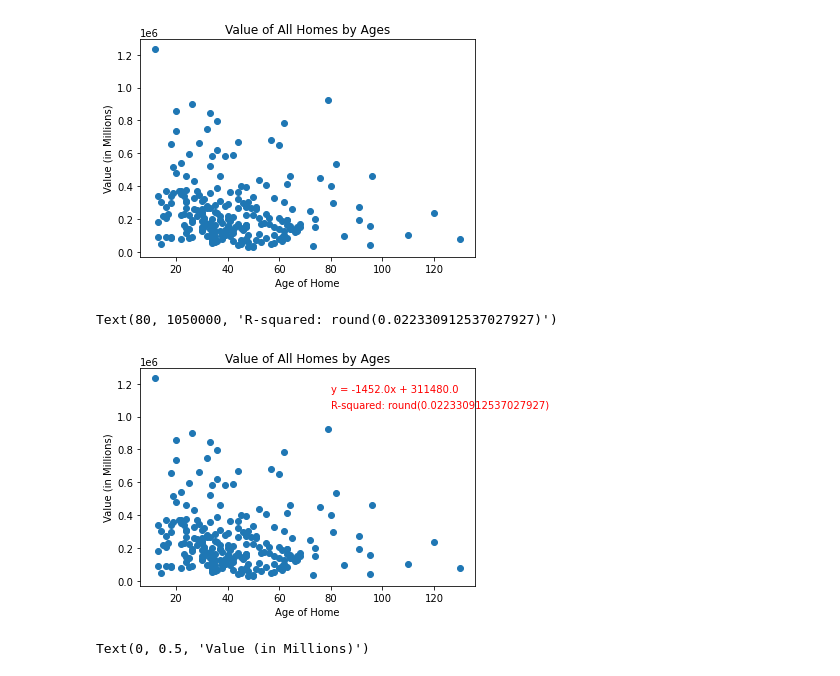
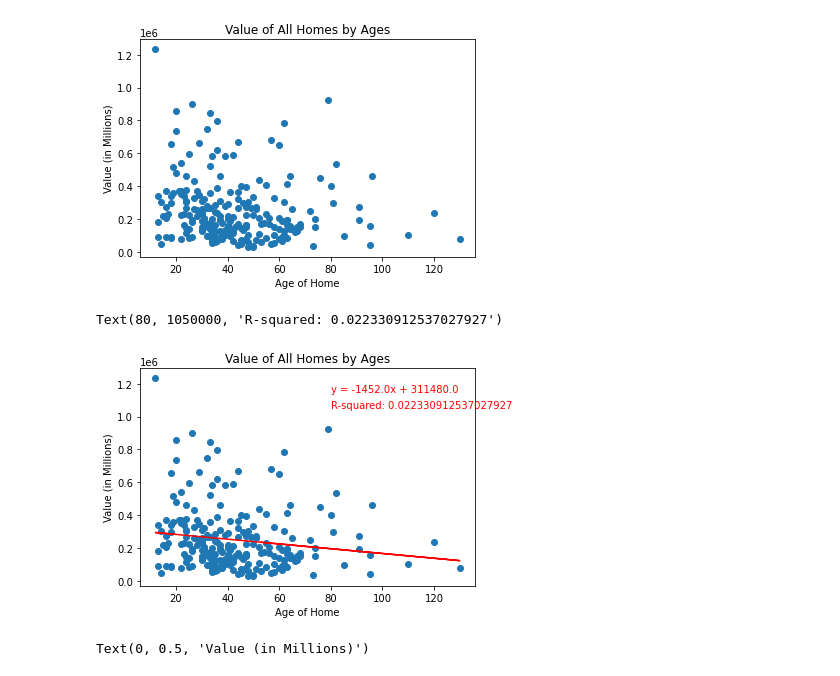
Before and after one commit to ajwu100/GROUP-9-PROJECT-1, a Jupyter notebook: house_attributes.ipynb, the cells around one changed output. Saved outputs shown, nothing was run; the diff lists cells and outputs as text; code cells hidden in the pictures.

```diff
--- a/house_attributes.ipynb
+++ b/house_attributes.ipynb
@@ -133,18 +133,19 @@ r_sq =  r_val ** 2
 # %%
 hx = house_df["House Age"]
 hy = house_df["ValueofHome"]
 plt.scatter(hx, hy)
+plt.plot(hx, house_predict, color="red")
 
 plt.title("Value of All Homes by Ages")
 plt.xlabel("Age of Home")
 plt.ylabel("Value (in Millions)")
 plt.tight_layout
 
 plt.annotate(line_eq, (80,1150000), color="red")
 plt.annotate(f"R-squared: {r_sq}", (80,1050000), color="red")
 # %% [output]
-Text(80, 1050000, 'R-squared: round(0.022330912537027927)')
+Text(80, 1050000, 'R-squared: 0.022330912537027927')
-[figure, old version]
+[figure, new version]
 # %%
 #scatter plot of value of houses by build type: Single Family
 single_fam = house_df.loc[house_df["TypeOfResidence"]=="SINGLE FAMILY"]
```
Also changed, not shown: parts of 2 cells of this notebook, 1 other file.
